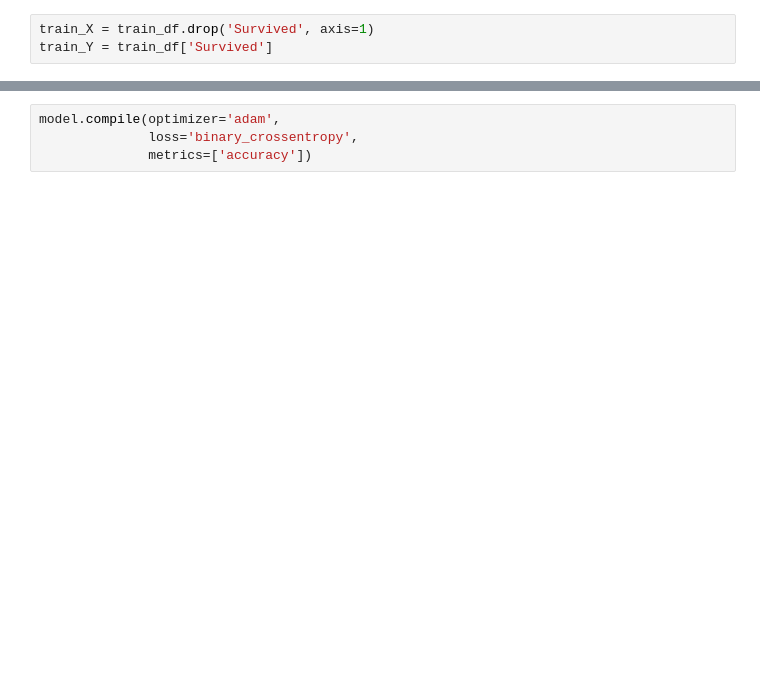
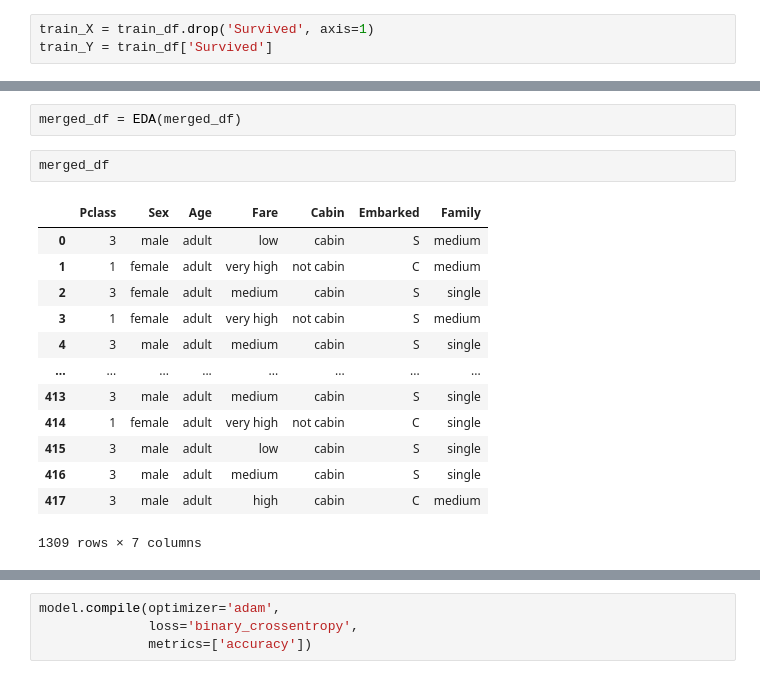
Before and after one commit to jukdang/AI_repo, a Jupyter notebook: Titanic - Machine Learning from Disaster/Titanic - Machine Learning from Disaster.ipynb, the cells around one changed output, grey strips where cells are left out. Saved outputs shown, nothing was run; the diff lists cells and outputs as text; blank space fills up the shorter version.

```diff
--- a/Titanic - Machine Learning from Disaster/Titanic - Machine Learning from Disaster.ipynb
+++ b/Titanic - Machine Learning from Disaster/Titanic - Machine Learning from Disaster.ipynb
@@ -177,0 +198,18 @@ processed_X.describe()
+# %%
+merged_df = EDA(merged_df)
+# %%
+merged_df
+# %% [output]
+|  | Pclass | Sex | Age | Fare | Cabin | Embarked | Family |
+| 0 | 3 | male | adult | low | cabin | S | medium |
+| 1 | 1 | female | adult | very high | not cabin | C | medium |
+| 2 | 3 | female | adult | medium | cabin | S | single |
+| 3 | 1 | female | adult | very high | not cabin | S | medium |
+| 4 | 3 | male | adult | medium | cabin | S | single |
+| ... | ... | ... | ... | ... | ... | ... | ... |
+| 413 | 3 | male | adult | medium | cabin | S | single |
+| 414 | 1 | female | adult | very high | not cabin | C | single |
+| 415 | 3 | male | adult | low | cabin | S | single |
+| 416 | 3 | male | adult | medium | cabin | S | single |
+| 417 | 3 | male | adult | high | cabin | C | medium |
+1309 rows × 7 columns
```
Also changed, not shown: parts of 47 cells of this notebook.
